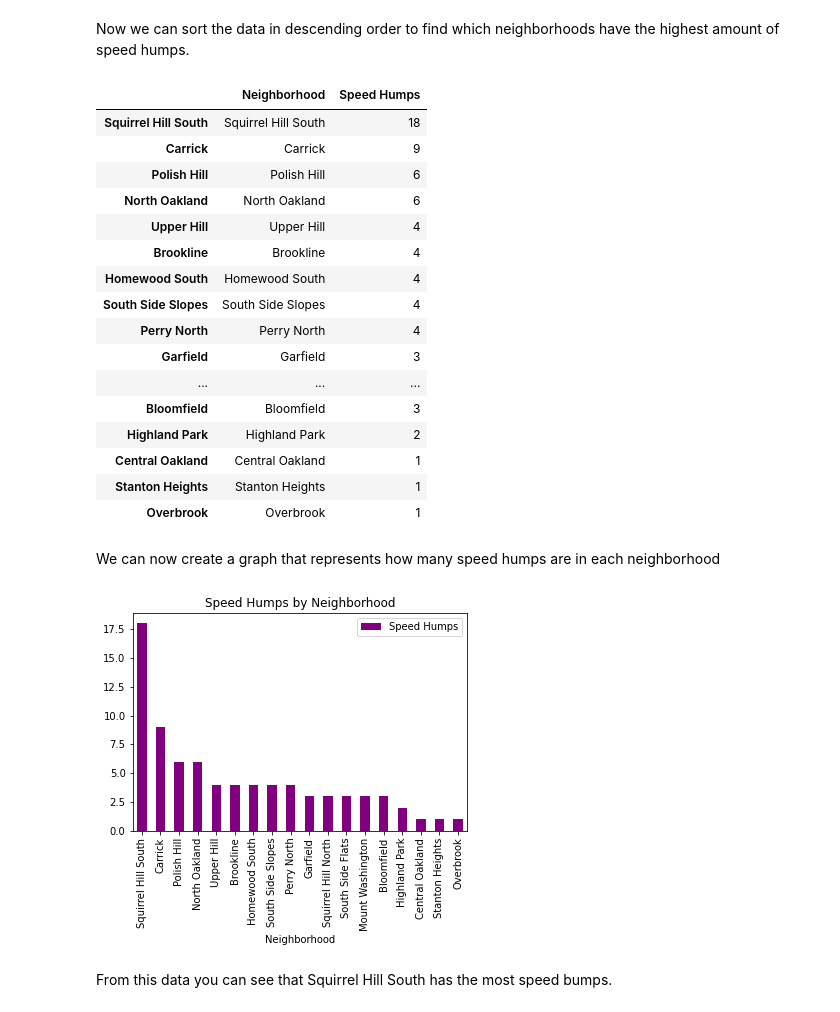
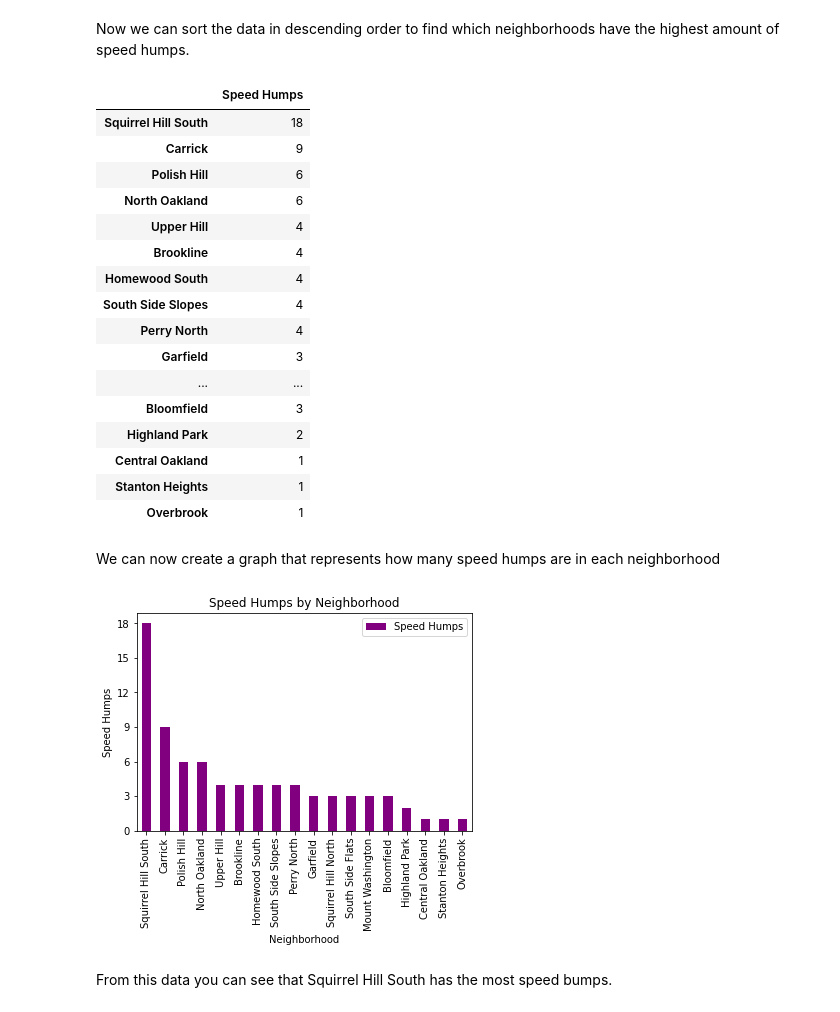
Before and after one commit to jakekressley/ldpn, a Jupyter notebook: code/project.ipynb, the cells around one changed output. Saved outputs shown, nothing was run; the diff lists cells and outputs as text; code cells hidden in the pictures.

```diff
--- a/code/project.ipynb
+++ b/code/project.ipynb
@@ -77,13 +77,12 @@ for i, row in speedhumps.iterrows():
     neighborhood = row["Neighborhood"]
 
     if neighborhood not in speedhump_dict.keys():
-        speedhump_dict.update({neighborhood: [neighborhood, 1]})
+        speedhump_dict.update({neighborhood: 1})
     else:
-        current_count = speedhump_dict[neighborhood]
-        current_count[1] += 1
-        speedhump_dict.update({neighborhood: current_count})
+        speedhump_dict[neighborhood] += 1
 
 speedhumps_df = pd.DataFrame.from_dict(speedhump_dict, orient = "index")
-speedhumps_df.columns = ["Neighborhood", "Speed Humps"]
-speedhumps_df
+speedhumps_df.columns = ["Speed Humps"]
+
+speedhumps_df.head()
 # %% [output]
@@ -112,34 +100,37 @@ Now we can sort the data in descending order to find which neighborhoods have th
 speedhumps_df = speedhumps_df.sort_values("Speed Humps", ascending=False)
 speedhumps_df
 # %% [output]
-|  | Neighborhood | Speed Humps |
-| Squirrel Hill South | Squirrel Hill South | 18 |
-| Carrick | Carrick | 9 |
-| Polish Hill | Polish Hill | 6 |
-| North Oakland | North Oakland | 6 |
-| Upper Hill | Upper Hill | 4 |
-| Brookline | Brookline | 4 |
-| Homewood South | Homewood South | 4 |
-| South Side Slopes | South Side Slopes | 4 |
-| Perry North | Perry North | 4 |
-| Garfield | Garfield | 3 |
-| ... | ... | ... |
-| Bloomfield | Bloomfield | 3 |
-| Highland Park | Highland Park | 2 |
-| Central Oakland | Central Oakland | 1 |
-| Stanton Heights | Stanton Heights | 1 |
-| Overbrook | Overbrook | 1 |
+|  | Speed Humps |
+| Squirrel Hill South | 18 |
+| Carrick | 9 |
+| Polish Hill | 6 |
+| North Oakland | 6 |
+| Upper Hill | 4 |
+| Brookline | 4 |
+| Homewood South | 4 |
+| South Side Slopes | 4 |
+| Perry North | 4 |
+| Garfield | 3 |
+| ... | ... |
+| Bloomfield | 3 |
+| Highland Park | 2 |
+| Central Oakland | 1 |
+| Stanton Heights | 1 |
+| Overbrook | 1 |
 # %% [markdown]
 We can now create a graph that represents how many speed humps are in each neighborhood
 # %%
 speedhumps_plt = speedhumps_df.plot(kind='bar',
-                                    x='Neighborhood',
-                                    y="Speed Humps",
                                     title="Speed Humps by Neighborhood",
                                     color='purple',
                                     )
+
+speedhumps_plt.set_xlabel("Neighborhood")
+speedhumps_plt.set_ylabel("Speed Humps")
+speedhumps_plt.set_yticks(range(0, speedhumps_df["Speed Humps"].max() + 1, 3))
+plt.show()
 # %% [output]
-[figure, old version]
+[figure, new version]
 # %% [markdown]
 From this data you can see that Squirrel Hill South has the most speed bumps.
 # %% [markdown]
```
Also changed, not shown: parts of 28 cells of this notebook, 1 other file.
